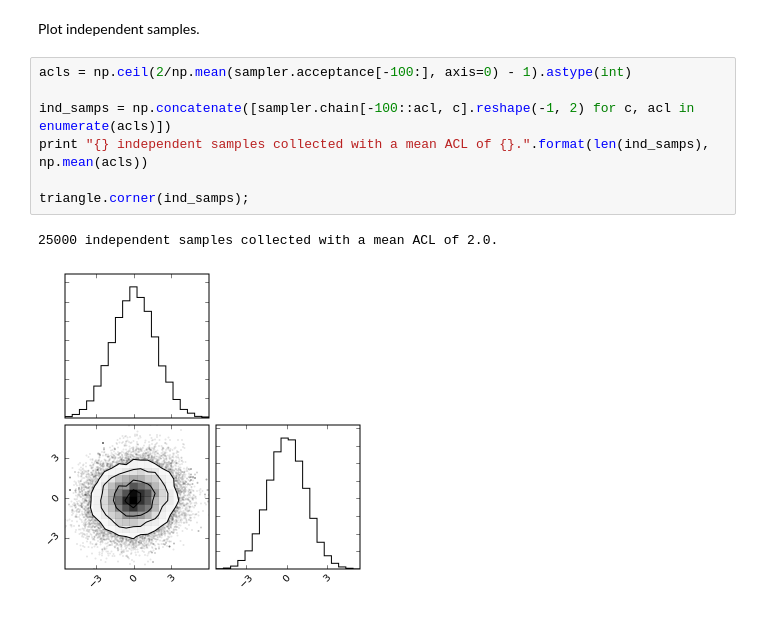
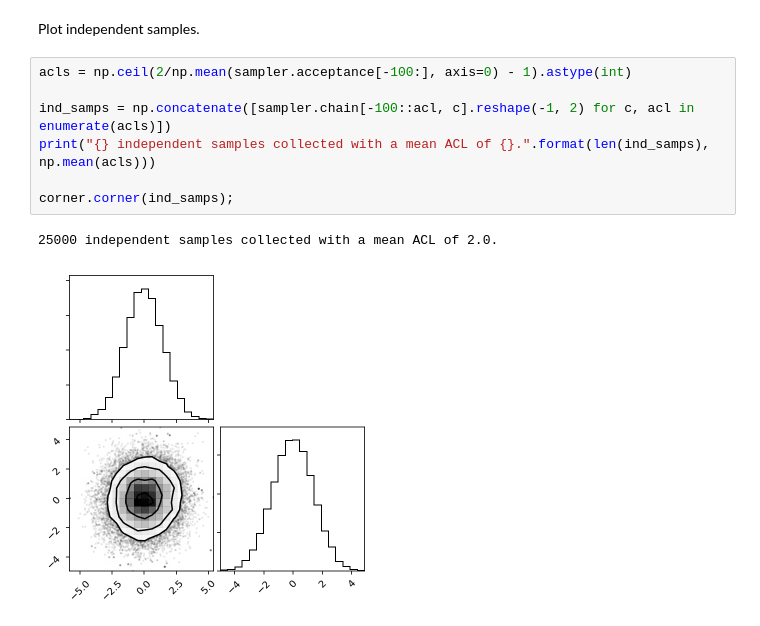
Before and after one commit to bfarr/kombine, a Jupyter notebook: examples/2D_gaussian.ipynb, the cells around one changed output. Saved outputs shown, nothing was run; the diff lists cells and outputs as text.

Commit message:
Switch from triangle to corner in example notebooks

```diff
--- a/examples/2D_gaussian.ipynb
+++ b/examples/2D_gaussian.ipynb
@@ -72,10 +72,10 @@ Plot independent samples.
 # %%
 acls = np.ceil(2/np.mean(sampler.acceptance[-100:], axis=0) - 1).astype(int)
 
 ind_samps = np.concatenate([sampler.chain[-100::acl, c].reshape(-1, 2) for c, acl in enumerate(acls)])
-print "{} independent samples collected with a mean ACL of {}.".format(len(ind_samps), np.mean(acls))
+print("{} independent samples collected with a mean ACL of {}.".format(len(ind_samps), np.mean(acls)))
 
-triangle.corner(ind_samps);
+corner.corner(ind_samps);
 # %% [output]
 25000 independent samples collected with a mean ACL of 2.0.
-[figure, old version]
+[figure, new version]
```
Also changed, not shown: parts of 2 cells of this notebook, 2 other files.
